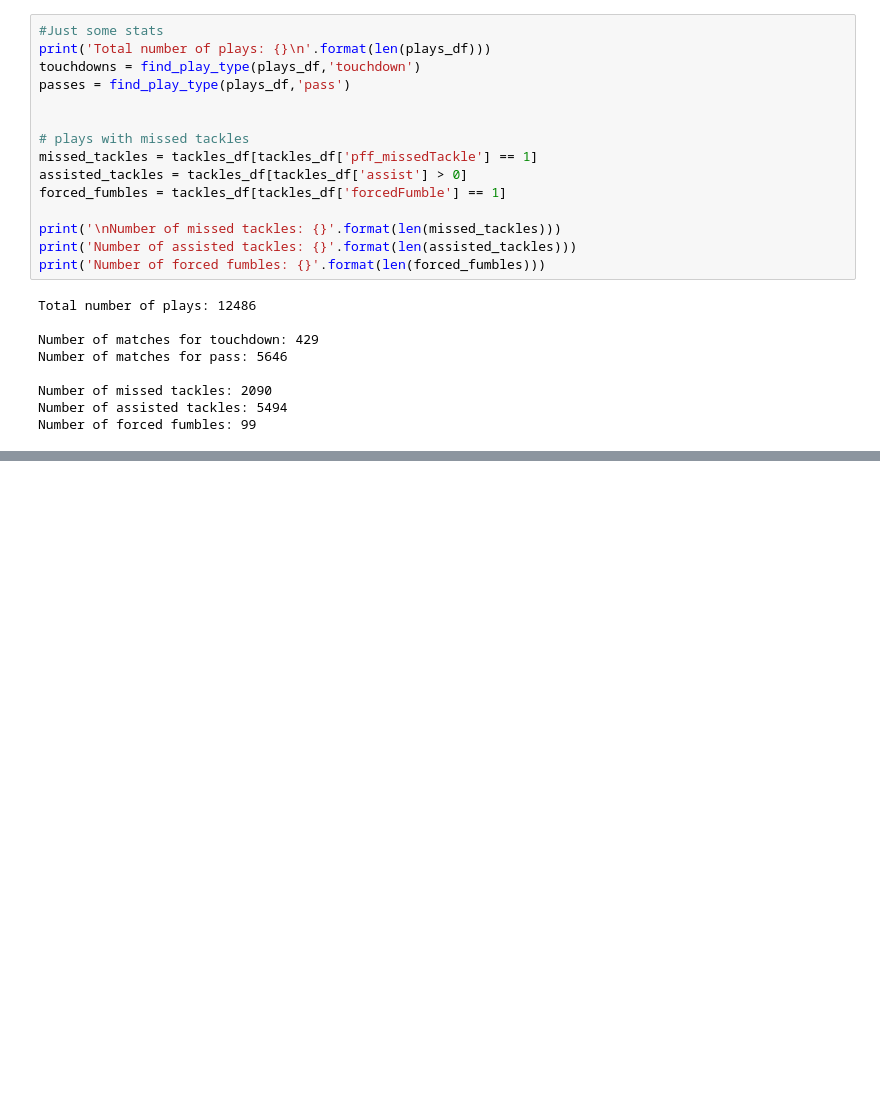
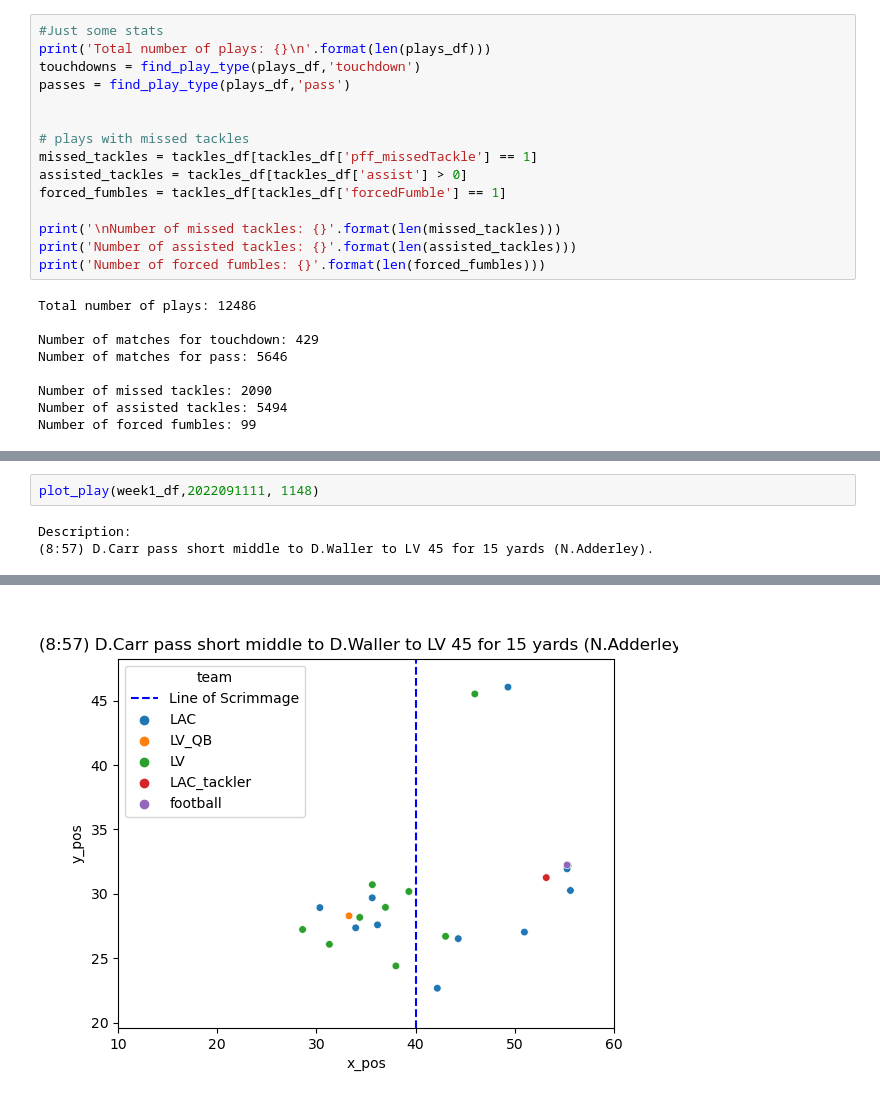
Before and after one commit to ab5525/nfl_data_2024, a Jupyter notebook: nfl_2024.ipynb, the cells around one changed output, grey strips where cells are left out. Drawn from its saved outputs; the diff is of its cells as text; blank space fills up the shorter version.

```diff
--- a/nfl_2024.ipynb
+++ b/nfl_2024.ipynb
@@ -278,0 +295,5 @@ Number of forced fumbles: 99
+# %%
+plot_play(week1_df,2022091111, 1148)
+# %% [output]
+Description:
+(8:57) D.Carr pass short middle to D.Waller to LV 45 for 15 yards (N.Adderley).
@@ -278,0 +301 @@ Number of forced fumbles: 99
+[figure, added]
```
Also changed, not shown: parts of 5 cells of this notebook, 3 other files.
